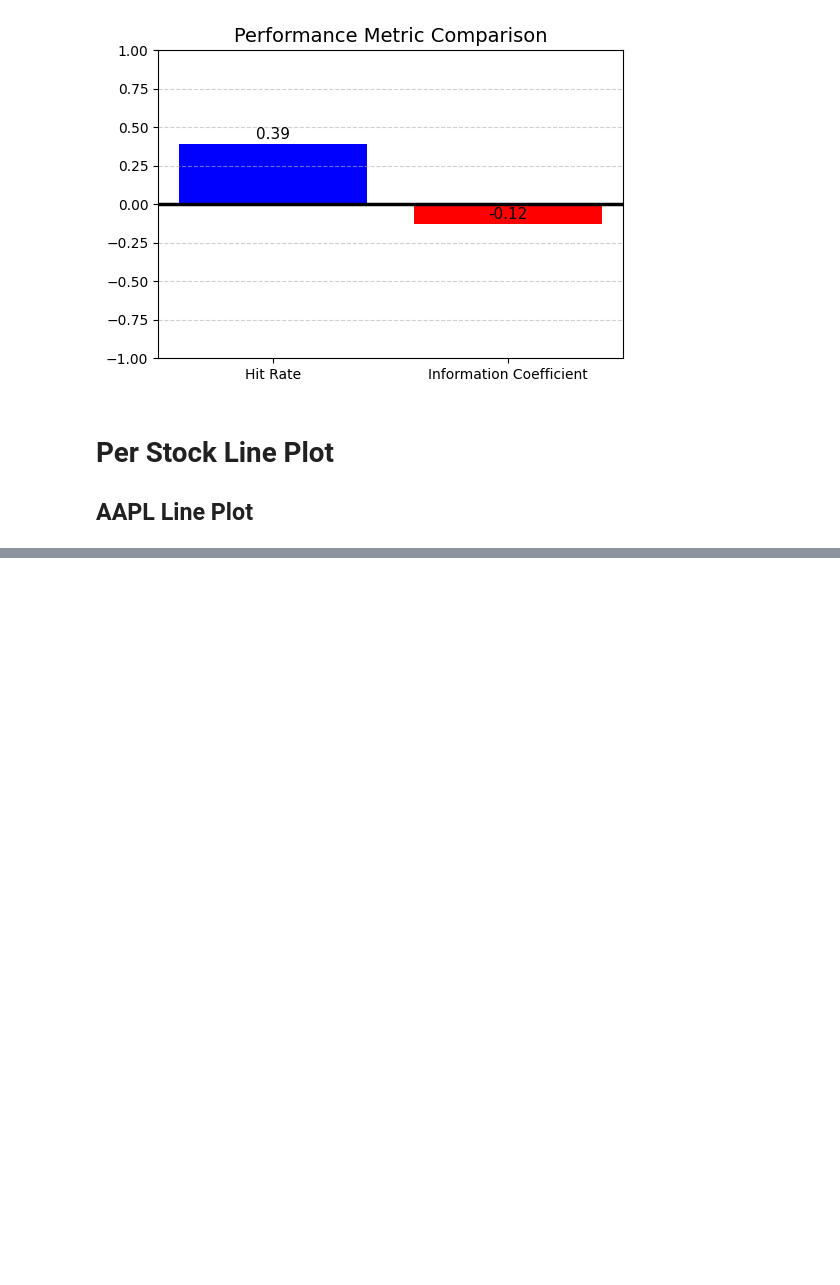
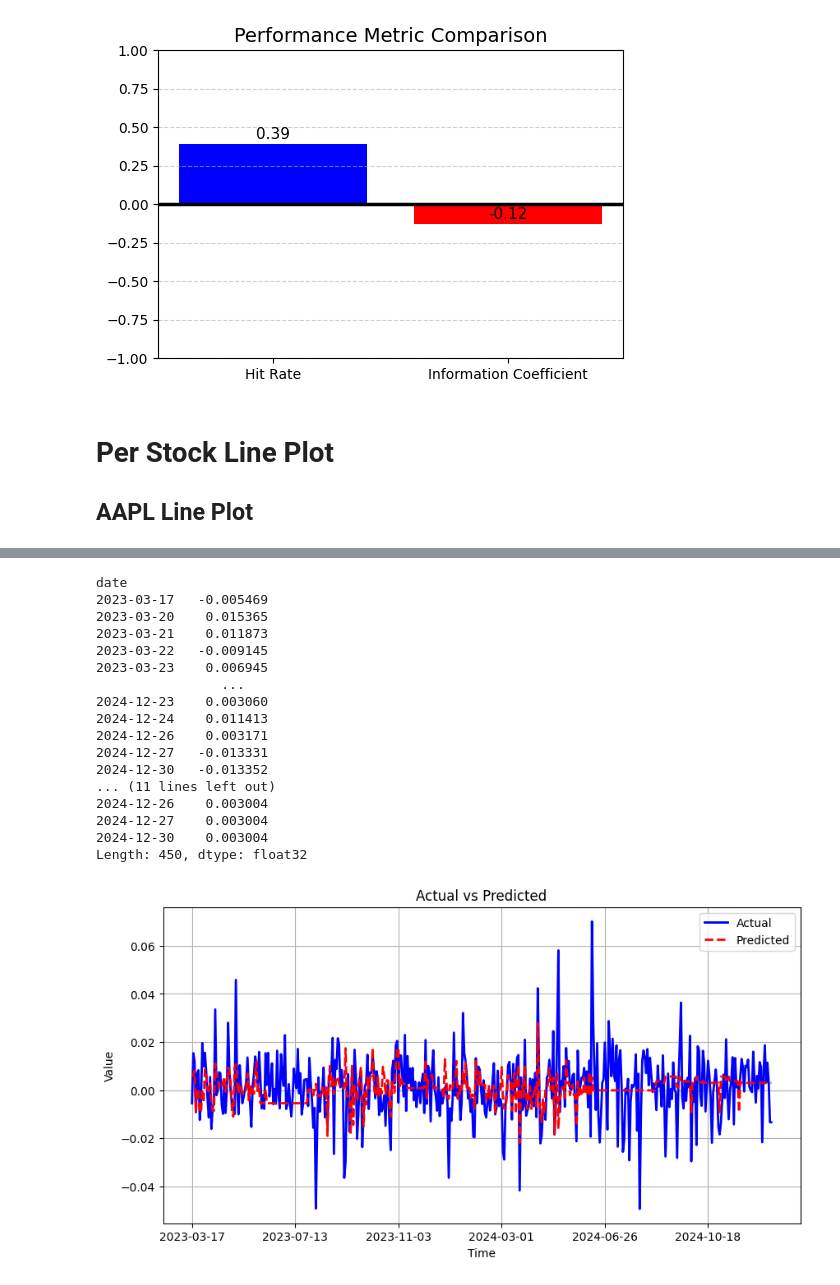
Before and after one commit to ngocbaotu/stock_prediction, a Jupyter notebook: experiment/07-Evaluation.ipynb, the cells around one changed output, grey strips where cells are left out. Drawn from its saved outputs; the diff is of its cells as text; code cells hidden in the pictures; blank space fills up the shorter version.

Commit message:
singleStockMetrics added to show metrics & graph predicted vs observed

```diff
--- a/experiment/07-Evaluation.ipynb
+++ b/experiment/07-Evaluation.ipynb
@@ -361,6 +361,7 @@ FEATURES = ['open', 'high', 'low', 'close']
 TARGET = ['log_return']
 
 aapl_df = pd.read_csv("data/processed/AAPL_cleaned.csv")
+aapl_df.set_index("date", inplace=True)
 aapl_tss = TimeSeriesSplit(n_splits = 5, test_size = 90, gap = 3)
 
 aplReg, aplPreds, aplTests, aplScores = train_xgb(tss=aapl_tss, data=aapl_df)
@@ -391,0 +390,35 @@ Calculated Information Coefficient: 0.36104332454633603
+# %%
+from matplotlib.ticker import MaxNLocator
+print(aplTests)
+print()
+print(aplPreds)
+
+plt.figure(figsize=(10,5))
+plt.plot(aplTests, label='Actual', color='blue', linewidth=2)
+plt.plot(aplPreds, label='Predicted', color='red', linestyle='--', linewidth=2)
+plt.title('Actual vs Predicted')
+plt.xlabel('Time')
+plt.gca().xaxis.set_major_locator(MaxNLocator(nbins=8))
+plt.ylabel('Value')
+plt.legend()
+plt.grid(True)
+plt.show()
+# %% [output]
+date
+2023-03-17   -0.005469
+2023-03-20    0.015365
+2023-03-21    0.011873
+2023-03-22   -0.009145
+2023-03-23    0.006945
+                ...
+2024-12-23    0.003060
+2024-12-24    0.011413
+2024-12-26    0.003171
+2024-12-27   -0.013331
+2024-12-30   -0.013352
+... (11 lines left out)
+2024-12-26    0.003004
+2024-12-27    0.003004
+2024-12-30    0.003004
+Length: 450, dtype: float32
+[figure, added]
```
Also changed, not shown: parts of 9 cells of this notebook.
